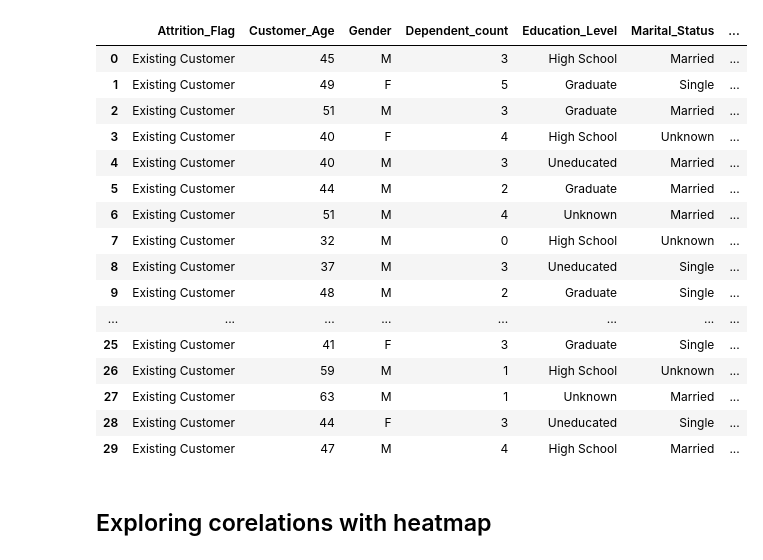
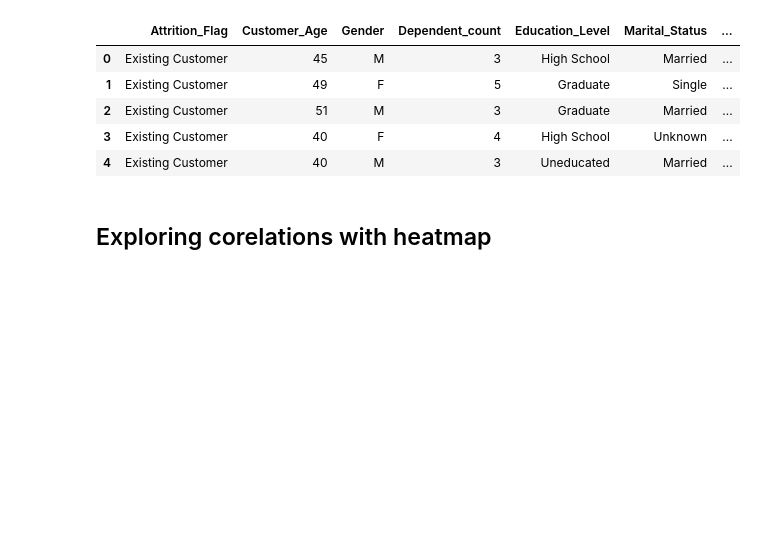
Before and after one commit to mohit-challa/GiveMeSomeCredit, a Jupyter notebook: notebooks/GiveMeSomeCredit_Pipelines.ipynb, the cells around one changed output. Drawn from its saved outputs; the diff is of its cells as text; code cells hidden in the pictures; blank space fills up the shorter version.

```diff
--- a/notebooks/GiveMeSomeCredit_Pipelines.ipynb
+++ b/notebooks/GiveMeSomeCredit_Pipelines.ipynb
@@ -46,25 +46,14 @@ df = pd.read_csv('../raw_data/BankChurners.csv')
 df.drop(['CLIENTNUM','Naive_Bayes_Classifier_Attrition_Flag_Card_Category_Contacts_Count_12_mon_Dependent_count_Education_Level_Months_Inactive_12_mon_1','Naive_Bayes_Classifier_Attrition_Flag_Card_Category_Contacts_Count_12_mon_Dependent_count_Education_Level_Months_Inactive_12_mon_2'],
         axis=1, inplace=True)
 # %%
-df.head(30)
+df.head()
 # %% [output]
 |  | Attrition_Flag | Customer_Age | Gender | Dependent_count | Education_Level | Marital_Status | ... |
 | 0 | Existing Customer | 45 | M | 3 | High School | Married | ... |
 | 1 | Existing Customer | 49 | F | 5 | Graduate | Single | ... |
 | 2 | Existing Customer | 51 | M | 3 | Graduate | Married | ... |
 | 3 | Existing Customer | 40 | F | 4 | High School | Unknown | ... |
 | 4 | Existing Customer | 40 | M | 3 | Uneducated | Married | ... |
-| 5 | Existing Customer | 44 | M | 2 | Graduate | Married | ... |
-| 6 | Existing Customer | 51 | M | 4 | Unknown | Married | ... |
-| 7 | Existing Customer | 32 | M | 0 | High School | Unknown | ... |
-| 8 | Existing Customer | 37 | M | 3 | Uneducated | Single | ... |
-| 9 | Existing Customer | 48 | M | 2 | Graduate | Single | ... |
-| ... | ... | ... | ... | ... | ... | ... | ... |
-| 25 | Existing Customer | 41 | F | 3 | Graduate | Single | ... |
-| 26 | Existing Customer | 59 | M | 1 | High School | Unknown | ... |
-| 27 | Existing Customer | 63 | M | 1 | Unknown | Married | ... |
-| 28 | Existing Customer | 44 | F | 3 | Uneducated | Single | ... |
-| 29 | Existing Customer | 47 | M | 4 | High School | Married | ... |
 # %% [markdown]
 ## Exploring corelations with heatmap
 # %%
```
Also changed, not shown: parts of 16 cells of this notebook.
